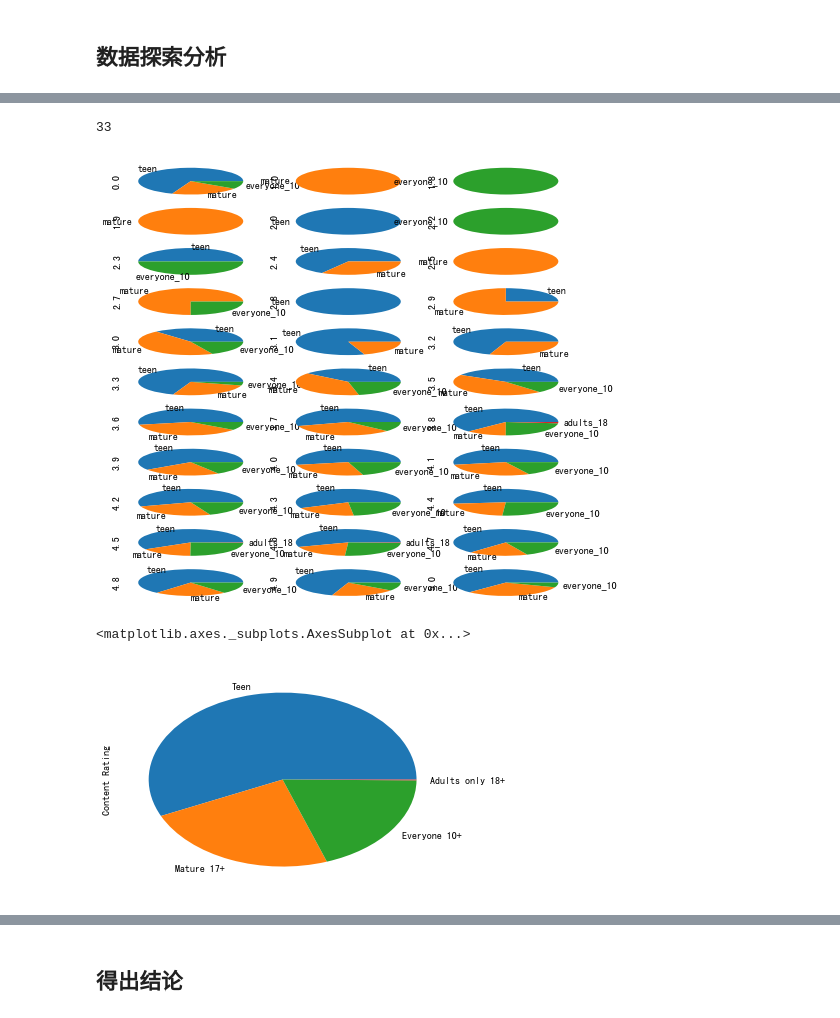
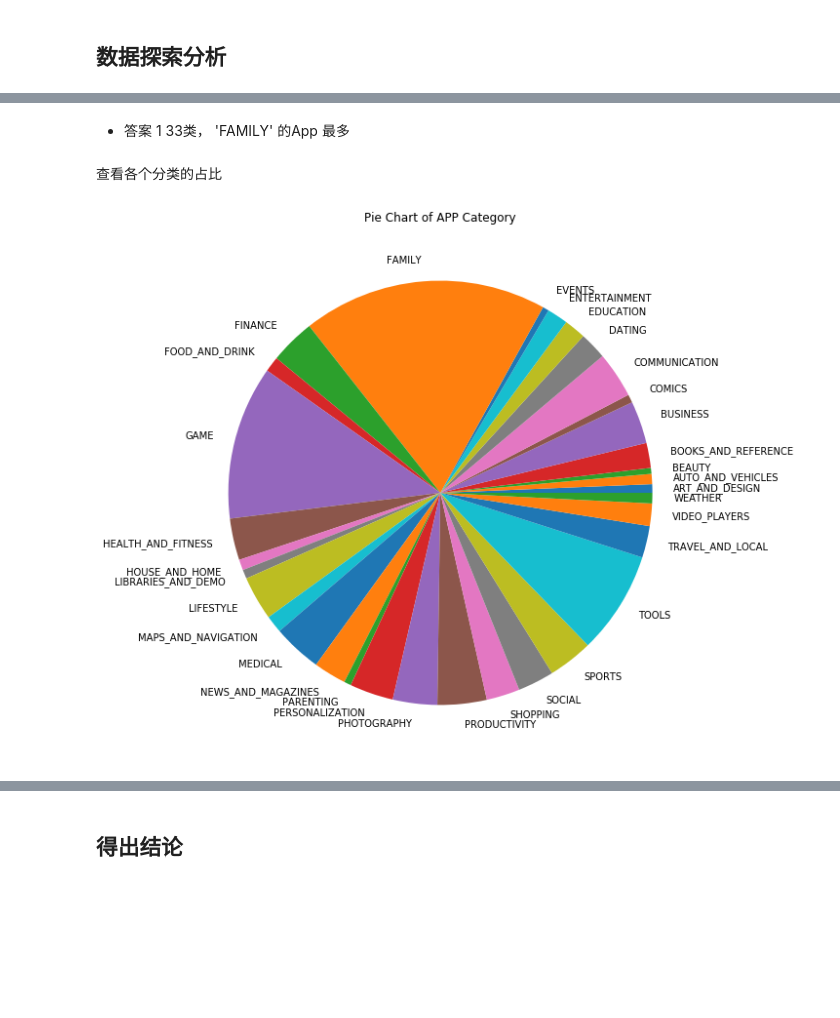
Before and after one commit to PeirongAn/DataScience, a Jupyter notebook: solutions/Google_Play_Store_Analysis.ipynb, the cells around one changed output, grey strips where cells are left out. Cells and saved outputs as stored; diff of their text form; code cells hidden in the pictures; blank space fills up the shorter version.

```diff
--- a/solutions/Google_Play_Store_Analysis.ipynb
+++ b/solutions/Google_Play_Store_Analysis.ipynb
@@ -155,0 +198,2 @@ memory usage: 1.1+ MB
+# %%
+df.content_rating = df.content_rating.astype('category')
@@ -175,9 +232,0 @@ s.index.tolist()[0]
-# %%
-df['Installs'] = df['Installs'].astype('str').str.replace('+','').str.replace(',','').str.replace('Free','0').astype('int64')
-# %%
-price_values = df['Price'].value_counts()
-price_values.astype('str').index
-df['Price'] = df['Price'].astype('str').str.replace('$','').str.replace('Everyone', '')
-df['Price'] = df['Price'].replace('', '0')
-df['Price'] = df['Price'].astype('float64')
-df.plot(x='Price', y='Installs')
@@ -210,12 +232,0 @@ rating_less5.plot(x='Rating', y='Installs')
-# %%
-def covert_mb_kb(value):
-    if value.endswith('k'):
-        return float(value.split('k')[0])
-    if value.endswith('M'):
-        num = value.split('M')[0]
-        return float(num) * 1024
-
-df['Size'] = df['Size'].astype('str')
-content_kb = df[df['Size'] != 'Varies with device']
-content_kb['Size'] = content_kb['Size'].apply(covert_mb_kb)
-content_kb.plot(x='Size', y='Installs', kind='scatter')
@@ -261,21 +233,14 @@ rating_type.plot(kind='bar', figsize=(15,15))
-# %%
-rating_type.fillna(0)
-rating_type.index.size
-# %% [output]
-33
-# %%
-import matplotlib.pyplot as plt
-
-fig, axes = plt.subplots(nrows=11, ncols=3)
-# plt.subplots_adjust(wspace =5, hspace =5)
-for i in range(11):
-    for j in range(3):
-        k = i*3 + j
-        rating_type.iloc[k,:].plot(ax=axes[i,j], kind='pie', figsize=(8,8))
-# %% [output]
-[figure, removed]
-# %%
-df['Content Rating'].value_counts()[['Teen','Mature 17+','Everyone 10+','Adults only 18+']].plot(kind='pie')
-# %% [output]
-<matplotlib.axes._subplots.AxesSubplot at 0x...>
-[figure, removed]
+# %% [markdown]
+- 答案 1 33类， 'FAMILY' 的App 最多
+# %% [markdown]
+查看各个分类的占比
+# %%
+df_category = df.groupby('category').size()
+
+# Make the plot with pandas
+df_category.plot(kind='pie', subplots=True, figsize=(10, 10))
+plt.title("Pie Chart of APP Category")
+plt.ylabel("")
+plt.show()
+# %% [output]
+[figure, added]
```
Also changed, not shown: parts of 57 cells of this notebook.
